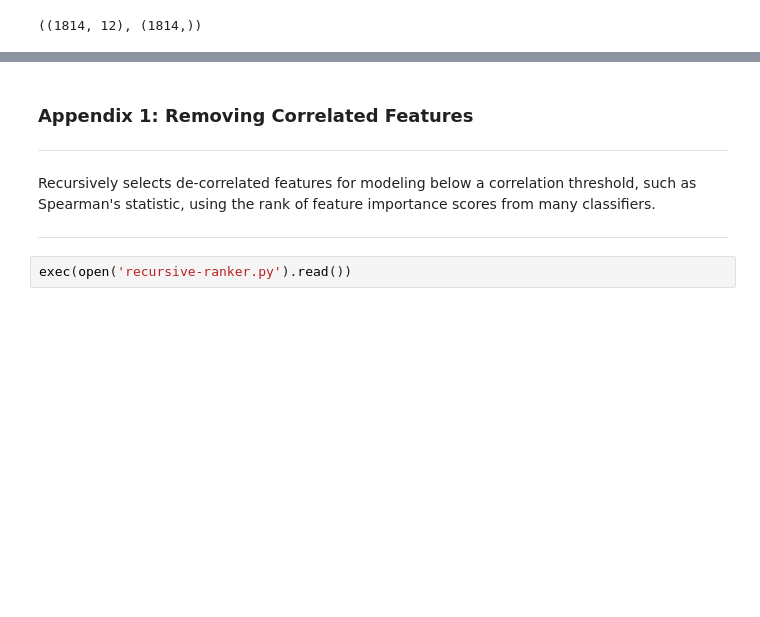
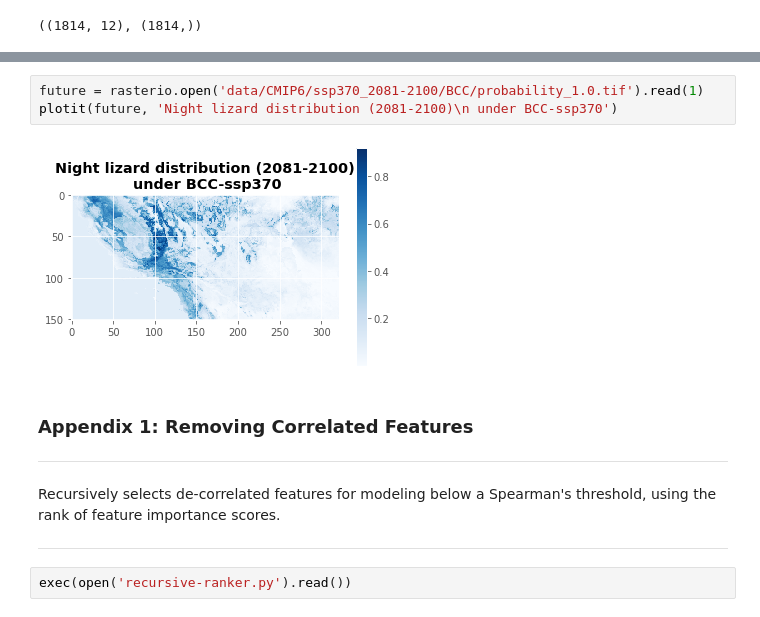
Before and after one commit to daniel-furman/ensemble-climate-projections, a Jupyter notebook: Comparing_MLs.ipynb, the cells around one changed output, grey strips where cells are left out. Cells and saved outputs as stored; diff of their text form; blank space fills up the shorter version.

```diff
--- a/Comparing_MLs.ipynb
+++ b/Comparing_MLs.ipynb
@@ -208,8 +212,13 @@ print('')
+# %%
+future = rasterio.open('data/CMIP6/ssp370_2081-2100/BCC/probability_1.0.tif').read(1)
+plotit(future, 'Night lizard distribution (2081-2100)\n under BCC-ssp370')
+# %% [output]
+[figure, added]
 # %% [markdown]
 ### Appendix 1: Removing Correlated Features
 ---
 
-Recursively selects de-correlated features for modeling below a correlation threshold, such as Spearman's statistic, using the rank of feature importance scores from many classifiers.
+Recursively selects de-correlated features for modeling below a Spearman's threshold, using the rank of feature importance scores.
 
 ---
 # %%
```
Also changed, not shown: parts of 12 cells of this notebook.
